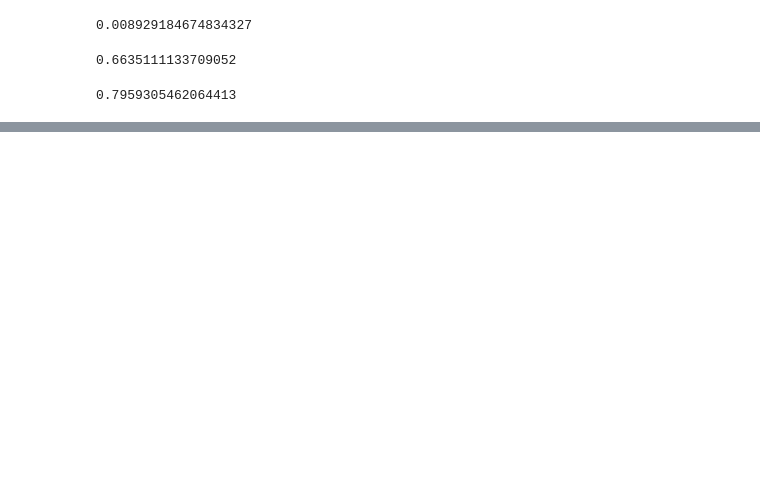
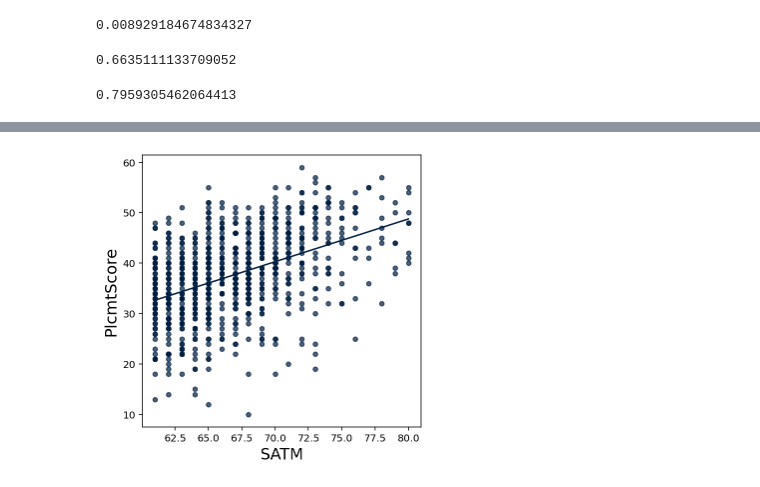
Before and after one commit to StevenClontz/exploring-math-technology, a Jupyter notebook: notebooks/python.ipynb, the cells around one changed output, grey strips where cells are left out. Saved outputs shown, nothing was run; the diff lists cells and outputs as text; code cells hidden in the pictures; blank space fills up the shorter version.

```diff
--- a/notebooks/python.ipynb
+++ b/notebooks/python.ipynb
@@ -624,0 +646,4 @@ cos_table.correlation("x","y")
+# %%
+testing_table.where("PlcmtScore",are.above(0)).where("SATM",are.above(60)).select("SATM","PlcmtScore").scatter("SATM",fit_line=True)
+# %% [output]
+[figure, added]
```
Also changed, not shown: parts of 15 cells of this notebook, 2 other files.
